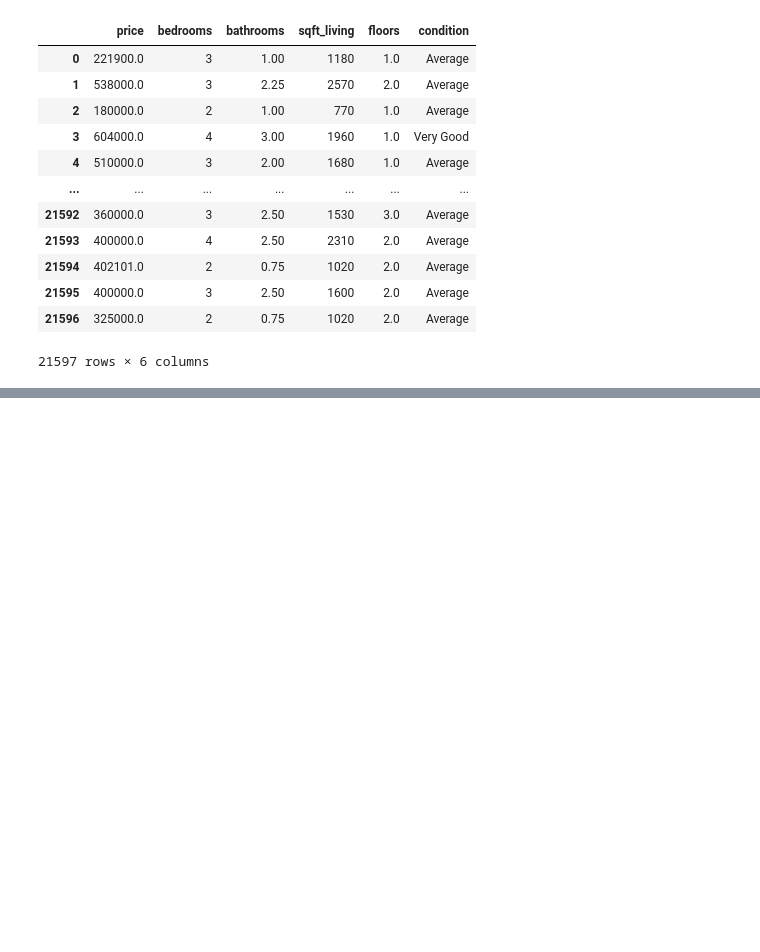
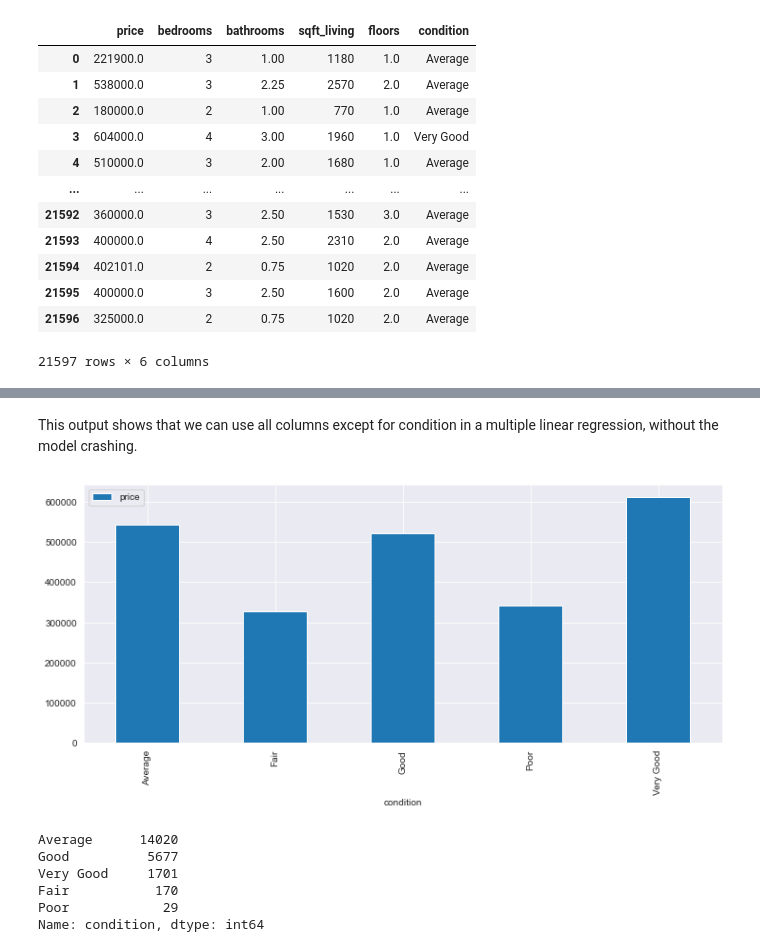
Before and after one commit to Lucy-Munge/dsc-phase-2-project-v2-3, a Jupyter notebook: student.ipynb, the cells around one changed output, grey strips where cells are left out. Cells and saved outputs as stored; diff of their text form; code cells hidden in the pictures; blank space fills up the shorter version.

```diff
--- a/student.ipynb
+++ b/student.ipynb
@@ -241,0 +314,17 @@ housing_new_data.describe()
+# %% [markdown]
+This output shows that we can use all columns except for condition in a multiple linear regression, without the model crashing.
+# %%
+fig, ax = plt.subplots(figsize=(12,5))
+housing_new_data.groupby("condition").mean('price').plot.bar(y='price', ax=ax);
+# %% [output]
+[figure, added]
+# %%
+# check value counts of origin
+housing_new_data['condition'].value_counts()
+# %% [output]
+Average      14020
+Good          5677
+Very Good     1701
+Fair           170
+Poor            29
+Name: condition, dtype: int64
```
Also changed, not shown: parts of 36 cells of this notebook.
